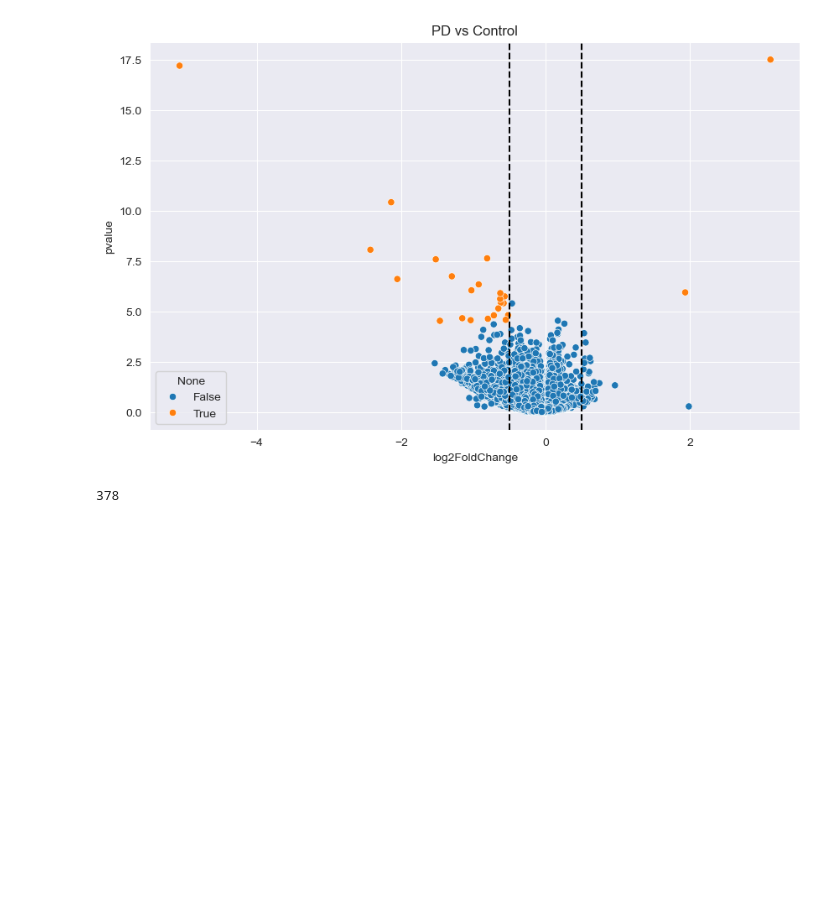
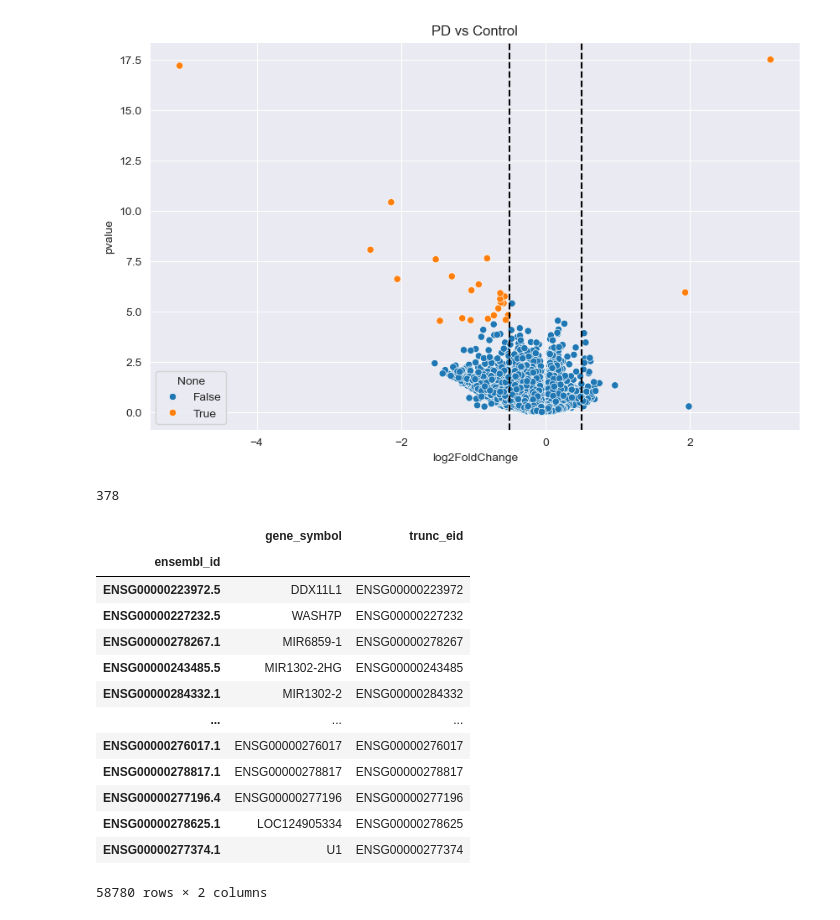
Before and after one commit to perpk/ppmi-wip, a Jupyter notebook: ppmi-wip.deg-males-control-pd-baselines.ipynb, the cells around one changed output. Saved outputs shown, nothing was run; the diff lists cells and outputs as text; code cells hidden in the pictures; blank space fills up the shorter version.

```diff
--- a/ppmi-wip.deg-males-control-pd-baselines.ipynb
+++ b/ppmi-wip.deg-males-control-pd-baselines.ipynb
@@ -227,3 +217,20 @@ plt.show()
 len(adata.layers['gene_symbols'])
 # %% [output]
 378
+# %%
+adata.varm['symbol_ensembl_mapping']
+# %% [output]
+|  | gene_symbol | trunc_eid |
+| ensembl_id |  |  |
+| ENSG00000223972.5 | DDX11L1 | ENSG00000223972 |
+| ENSG00000227232.5 | WASH7P | ENSG00000227232 |
+| ENSG00000278267.1 | MIR6859-1 | ENSG00000278267 |
+| ENSG00000243485.5 | MIR1302-2HG | ENSG00000243485 |
+| ENSG00000284332.1 | MIR1302-2 | ENSG00000284332 |
+| ... | ... | ... |
+| ENSG00000276017.1 | ENSG00000276017 | ENSG00000276017 |
+| ENSG00000278817.1 | ENSG00000278817 | ENSG00000278817 |
+| ENSG00000277196.4 | ENSG00000277196 | ENSG00000277196 |
+| ENSG00000278625.1 | LOC124905334 | ENSG00000278625 |
+| ENSG00000277374.1 | U1 | ENSG00000277374 |
+58780 rows × 2 columns
```
Also changed, not shown: parts of 12 cells of this notebook.
